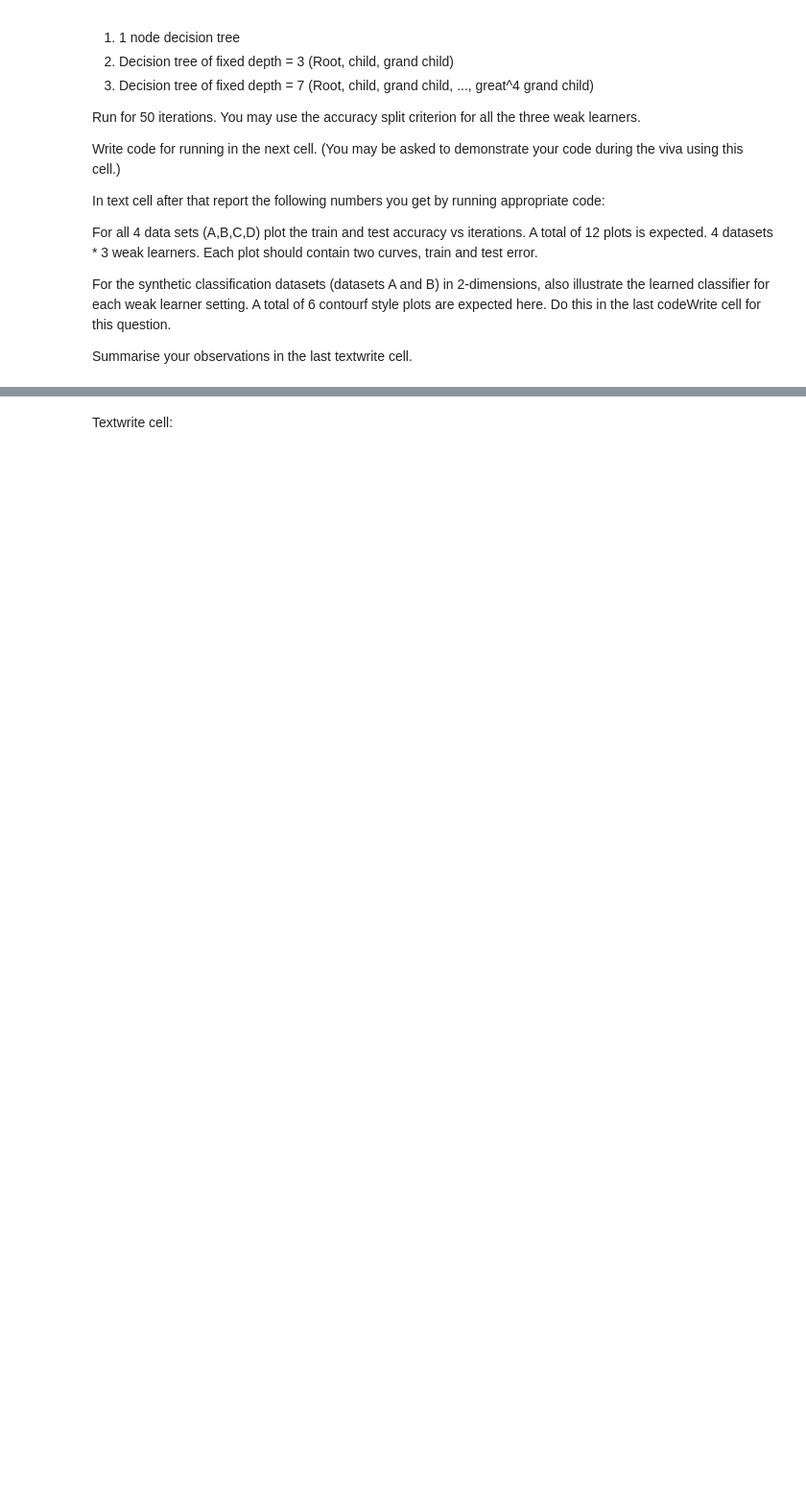
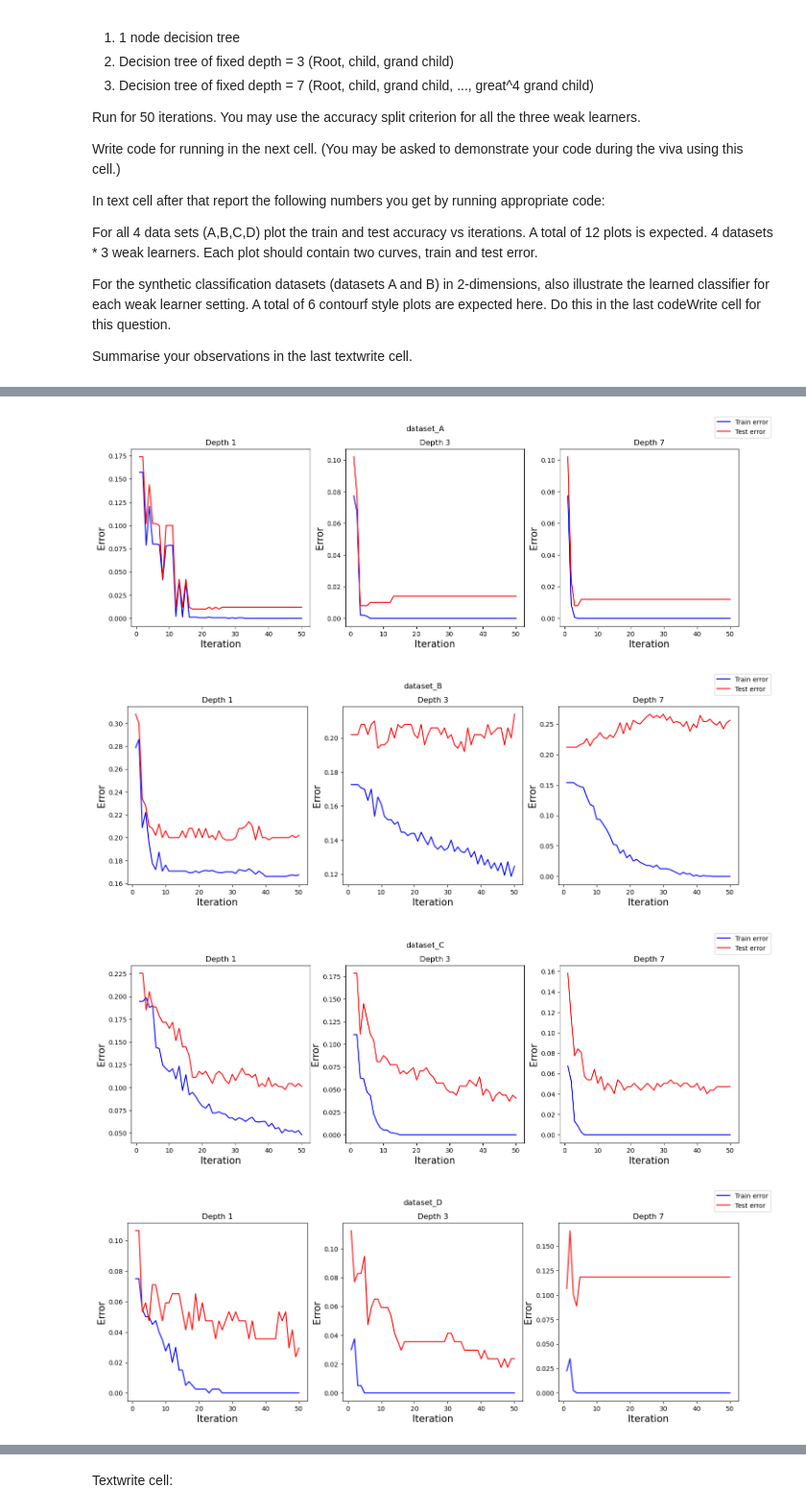
Before and after one commit to Bala-A87/CS5691-Assignments, a Jupyter notebook: A2/ProgAss2_CS20B012.ipynb, the cells around one changed output, grey strips where cells are left out. Shown at 96% size. Cells and saved outputs as stored; diff of their text form; code cells hidden in the pictures; blank space fills up the shorter version.

Commit message:
Debugged AdaBoost

```diff
--- a/A2/ProgAss2_CS20B012.ipynb
+++ b/A2/ProgAss2_CS20B012.ipynb
@@ -1291,0 +1339,57 @@ def eval_AdaBoost_classifier(AdaBoost_clf, test_X):
+# %%
+# Codewrite cell
+# Plots for iteration vs error here
+
+# filenames = ['dataset_A', 'dataset_B']
+# kernels = ['linear', 'rbf']
+# for j,filename in enumerate(filenames):
+#     dataset = np.load("Datasets/" + filename + ".npz")
+#     X_train = dataset['arr_0']
+#     Y_train = dataset['arr_1']
+#     X_test = dataset['arr_2']
+#     Y_test = dataset['arr_3']
+#     fig, ax = plt.subplots(nrows=1, ncols=2, figsize=(17,5))
+#     line = [0, 0]
+#     for i,kernel in enumerate(kernels):
+#         # reg_param, kernel_param = cross_validate(X_train, Y_train, kernel)
+#         # svm_clf = learn_SVM(X_train, Y_train, kernel, reg_param, kernel_param)
+#         svm_clf = best_clfs[j][i]
+#         X_train_plus = X_train[Y_train==1]
+#         X_train_minus = X_train[Y_train==-1]
+#         line[0] = ax[i].scatter(X_train_plus[:,0], X_train_plus[:,1], c="green", s=10)
+#         line[1] = ax[i].scatter(X_train_minus[:,0], X_train_minus[:,1], c="red", s=10)
+#         x_min, x_max = ax[i].get_xlim()
+#         y_min, y_max = ax[i].get_ylim()
+#         X,Y = np.meshgrid(np.linspace(x_min,x_max,200), np.linspace(y_min,y_max,200))
+#         X_bg = np.transpose(np.array([np.ndarray.flatten(X), np.ndarray.flatten(Y)]))
+#         Z = svm_clf.predict(X_bg)
+#         Z = np.reshape(a=Z, newshape=X.shape, order='C')
+#         ax[i].contourf(X, Y, Z, colors=["red", "green"], alpha=0.2)
+#         ax[i].set_xlabel("x1", fontsize=15)
+#         ax[i].set_ylabel("x2", fontsize=15)
+#         ax[i].set_title(kernel, fontsize=15)
+#     plt.suptitle(filename)
+#     fig.legend(handles=line, labels=["Label: +1", "Label: -1"], fontsize=12)
+#     plt.show()
+
+for i,filename in enumerate(filenames):
+    fig, ax = plt.subplots(1, 3, figsize=(17,5))
+    line = [0, 0]
+    for j,weak_learner_choice in enumerate(weak_learner_choices):
+        AdaBoost_clf = trained_clfs[i][j]
+        iterations = np.array(range(1, 51))
+        line[0] = ax[j].plot(iterations, AdaBoost_clf.train_errors, c="blue", label="Train error")
+        line[1] = ax[j].plot(iterations, AdaBoost_clf.test_errors, c="red", label="Test error")
+        ax[j].set_xlabel("Iteration", fontsize=15)
+        ax[j].set_ylabel("Error", fontsize=15)
+        ax[j].set_title("Depth " + str(weak_learner_choice))
+        # ax[j].legend()
+    plt.suptitle(filename)
+    # fig.legend(handles=line, labels=["Train error", "Test error"], fontsize=12)
+    plt.legend(loc="upper right", bbox_to_anchor=(1.2, 1.2))
+    plt.show()
+# %% [output]
+[figure, added]
+[figure, added]
+[figure, added]
+[figure, added]
```
Also changed, not shown: parts of 4 cells of this notebook, 1 other file.
